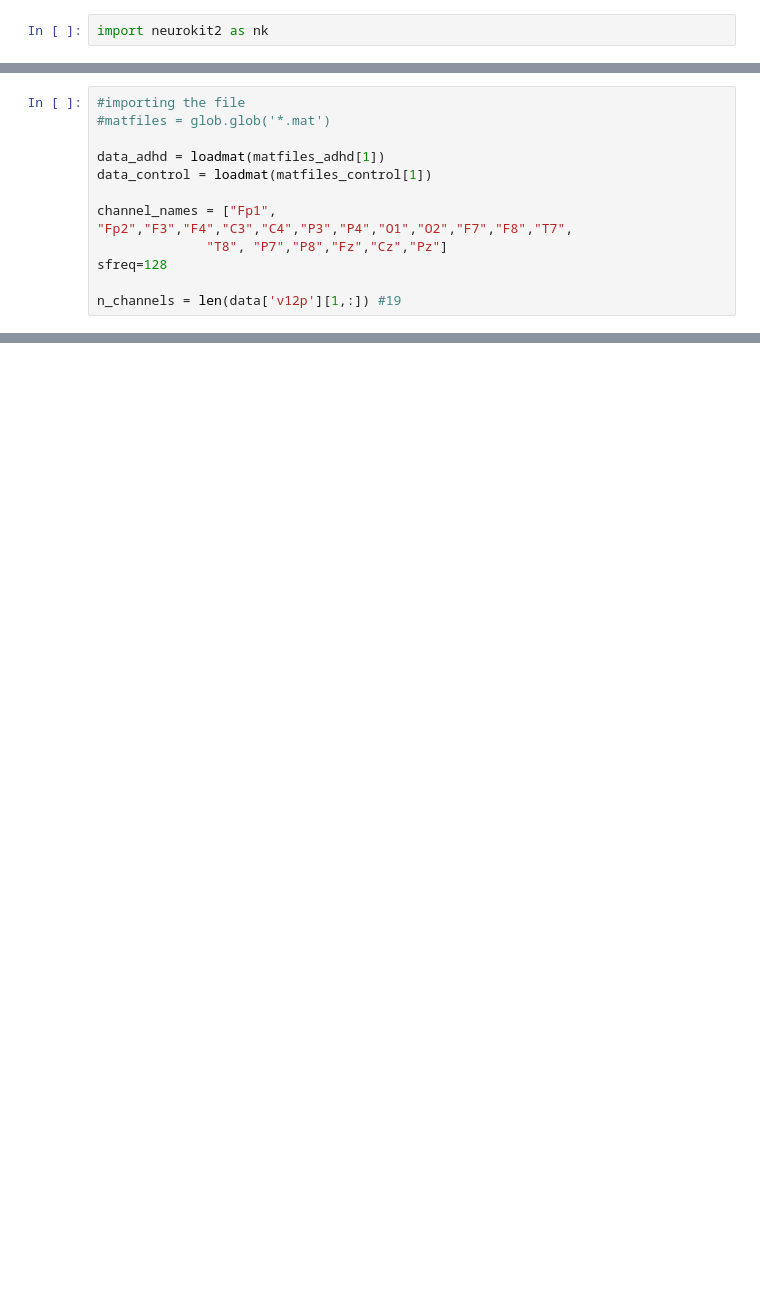
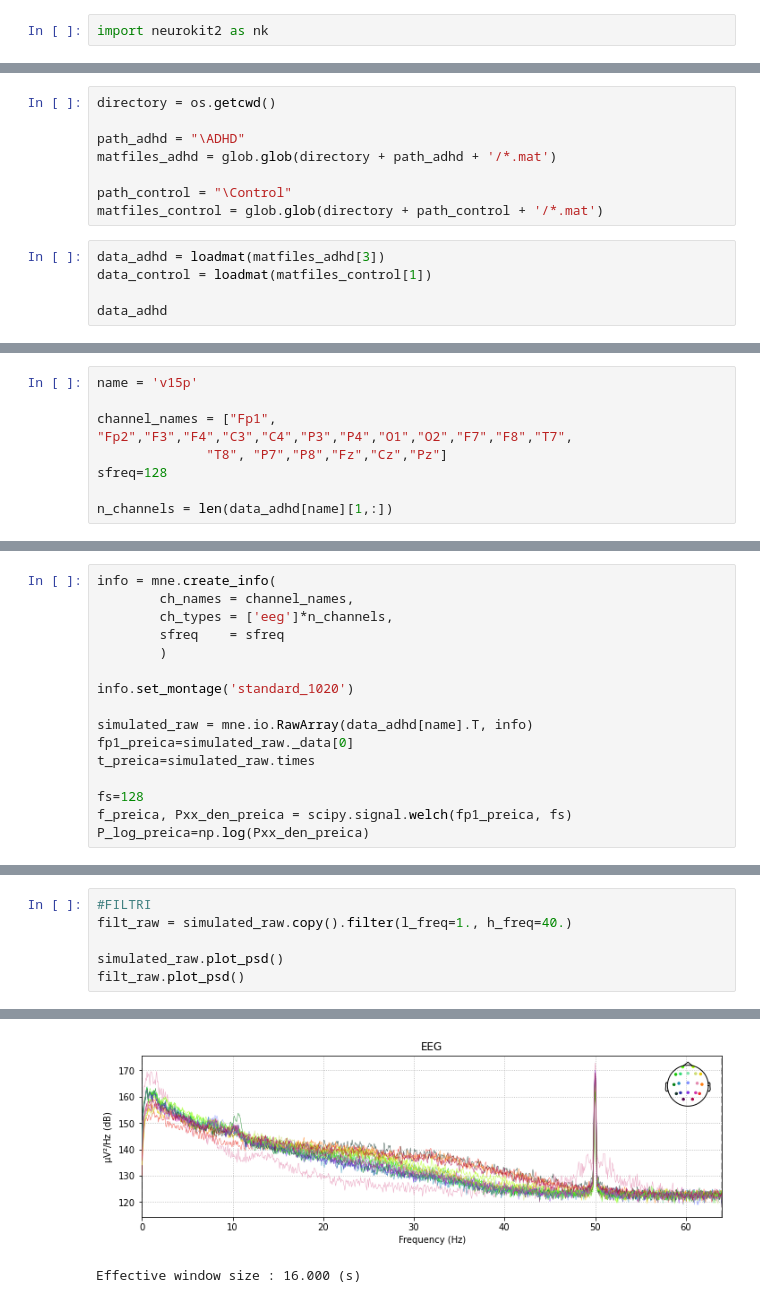
Before and after one commit to eriesp/FDAxEEG, a Jupyter notebook: Dataset/open_files.ipynb, the cells around one changed output, grey strips where cells are left out. Drawn from its saved outputs; the diff is of its cells as text; blank space fills up the shorter version.

```diff
--- a/Dataset/open_files.ipynb
+++ b/Dataset/open_files.ipynb
@@ -24,0 +15,13 @@ matfiles_control[1]
+# %%
+directory = os.getcwd()
+
+path_adhd = "\ADHD"
+matfiles_adhd = glob.glob(directory + path_adhd + '/*.mat')
+
+path_control = "\Control"
+matfiles_control = glob.glob(directory + path_control + '/*.mat')
+# %%
+data_adhd = loadmat(matfiles_adhd[3])
+data_control = loadmat(matfiles_control[1])
+
+data_adhd
@@ -25,12 +39,8 @@ matfiles_control[1]
 # %%
-#importing the file
-#matfiles = glob.glob('*.mat')
-
-data_adhd = loadmat(matfiles_adhd[1])
-data_control = loadmat(matfiles_control[1])
+name = 'v15p'
 
 channel_names = ["Fp1", "Fp2","F3","F4","C3","C4","P3","P4","O1","O2","F7","F8","T7",
               "T8", "P7","P8","Fz","Cz","Pz"]
 sfreq=128
 
-n_channels = len(data['v12p'][1,:]) #19
+n_channels = len(data_adhd[name][1,:])
@@ -70,0 +47,16 @@ AttributeError: module 'matplotlib' has no attribute 'plot'
+# %%
+info = mne.create_info(
+        ch_names = channel_names,
+        ch_types = ['eeg']*n_channels,
+        sfreq    = sfreq
+        )
+
+info.set_montage('standard_1020')
+
+simulated_raw = mne.io.RawArray(data_adhd[name].T, info)
+fp1_preica=simulated_raw._data[0]
+t_preica=simulated_raw.times
+
+fs=128
+f_preica, Pxx_den_preica = scipy.signal.welch(fp1_preica, fs)
+P_log_preica=np.log(Pxx_den_preica)
@@ -70,0 +69,7 @@ AttributeError: module 'matplotlib' has no attribute 'plot'
+# %%
+#FILTRI
+filt_raw = simulated_raw.copy().filter(l_freq=1., h_freq=40.)
+
+simulated_raw.plot_psd()
+filt_raw.plot_psd()
+# %% [output]
@@ -70,0 +91,2 @@ AttributeError: module 'matplotlib' has no attribute 'plot'
+[figure, added]
+Effective window size : 16.000 (s)
```
Also changed, not shown: parts of 18 cells of this notebook.
